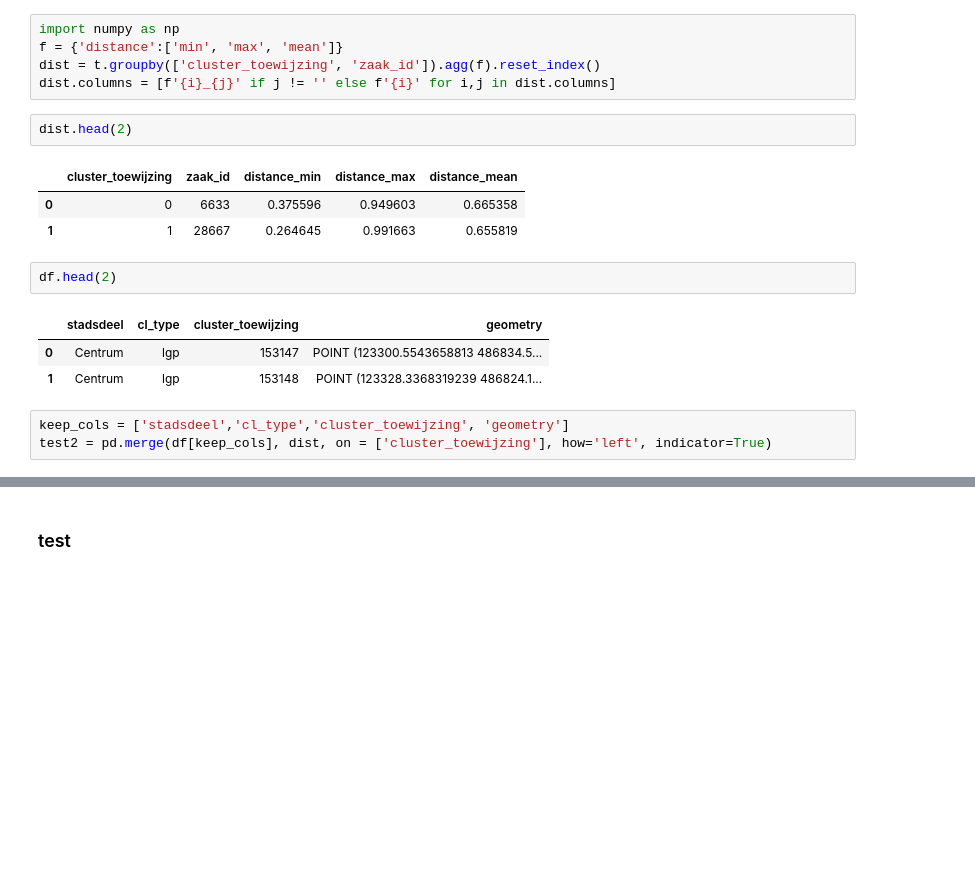
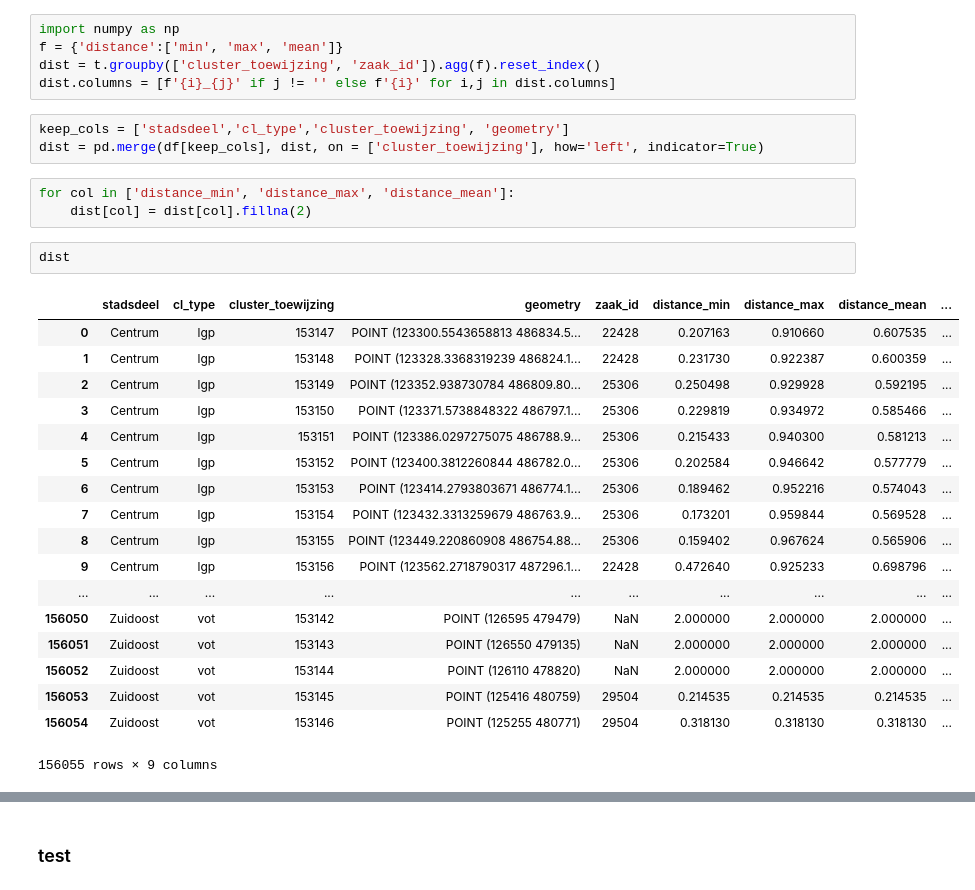
Before and after one commit to rmania/distance_matrix_datapipeline, a Jupyter notebook: munge/distance_test.ipynb, the cells around one changed output, grey strips where cells are left out. Drawn from its saved outputs; the diff is of its cells as text; blank space fills up the shorter version.

```diff
--- a/munge/distance_test.ipynb
+++ b/munge/distance_test.ipynb
@@ -173,18 +173,30 @@ import numpy as np
 f = {'distance':['min', 'max', 'mean']}
 dist = t.groupby(['cluster_toewijzing', 'zaak_id']).agg(f).reset_index()
 dist.columns = [f'{i}_{j}' if j != '' else f'{i}' for i,j in dist.columns]
+# %%
+keep_cols = ['stadsdeel','cl_type','cluster_toewijzing', 'geometry']
+dist = pd.merge(df[keep_cols], dist, on = ['cluster_toewijzing'], how='left', indicator=True)
+# %%
+for col in ['distance_min', 'distance_max', 'distance_mean']:
+    dist[col] = dist[col].fillna(2)
 # %%
-dist.head(2)
+dist
 # %% [output]
-|  | cluster_toewijzing | zaak_id | distance_min | distance_max | distance_mean |
-| 0 | 0 | 6633 | 0.375596 | 0.949603 | 0.665358 |
-| 1 | 1 | 28667 | 0.264645 | 0.991663 | 0.655819 |
+|  | stadsdeel | cl_type | cluster_toewijzing | geometry | zaak_id | distance_min | distance_max | distance_mean | ... |
+| 0 | Centrum | lgp | 153147 | POINT (123300.5543658813 486834.5... | 22428 | 0.207163 | 0.910660 | 0.607535 | ... |
+| 1 | Centrum | lgp | 153148 | POINT (123328.3368319239 486824.1... | 22428 | 0.231730 | 0.922387 | 0.600359 | ... |
+| 2 | Centrum | lgp | 153149 | POINT (123352.938730784 486809.80... | 25306 | 0.250498 | 0.929928 | 0.592195 | ... |
+| 3 | Centrum | lgp | 153150 | POINT (123371.5738848322 486797.1... | 25306 | 0.229819 | 0.934972 | 0.585466 | ... |
+| 4 | Centrum | lgp | 153151 | POINT (123386.0297275075 486788.9... | 25306 | 0.215433 | 0.940300 | 0.581213 | ... |
+| 5 | Centrum | lgp | 153152 | POINT (123400.3812260844 486782.0... | 25306 | 0.202584 | 0.946642 | 0.577779 | ... |
+| 6 | Centrum | lgp | 153153 | POINT (123414.2793803671 486774.1... | 25306 | 0.189462 | 0.952216 | 0.574043 | ... |
+| 7 | Centrum | lgp | 153154 | POINT (123432.3313259679 486763.9... | 25306 | 0.173201 | 0.959844 | 0.569528 | ... |
+| 8 | Centrum | lgp | 153155 | POINT (123449.220860908 486754.88... | 25306 | 0.159402 | 0.967624 | 0.565906 | ... |
+| 9 | Centrum | lgp | 153156 | POINT (123562.2718790317 487296.1... | 22428 | 0.472640 | 0.925233 | 0.698796 | ... |
+| ... | ... | ... | ... | ... | ... | ... | ... | ... | ... |
+| 156050 | Zuidoost | vot | 153142 | POINT (126595 479479) | NaN | 2.000000 | 2.000000 | 2.000000 | ... |
+| 156051 | Zuidoost | vot | 153143 | POINT (126550 479135) | NaN | 2.000000 | 2.000000 | 2.000000 | ... |
+| 156052 | Zuidoost | vot | 153144 | POINT (126110 478820) | NaN | 2.000000 | 2.000000 | 2.000000 | ... |
+| 156053 | Zuidoost | vot | 153145 | POINT (125416 480759) | 29504 | 0.214535 | 0.214535 | 0.214535 | ... |
+| 156054 | Zuidoost | vot | 153146 | POINT (125255 480771) | 29504 | 0.318130 | 0.318130 | 0.318130 | ... |
+156055 rows × 9 columns
-# %%
-df.head(2)
-# %% [output]
-|  | stadsdeel | cl_type | cluster_toewijzing | geometry |
-| 0 | Centrum | lgp | 153147 | POINT (123300.5543658813 486834.5... |
-| 1 | Centrum | lgp | 153148 | POINT (123328.3368319239 486824.1... |
-# %%
-keep_cols = ['stadsdeel','cl_type','cluster_toewijzing', 'geometry']
-test2 = pd.merge(df[keep_cols], dist, on = ['cluster_toewijzing'], how='left', indicator=True)
```
Also changed, not shown: parts of 13 cells of this notebook.
